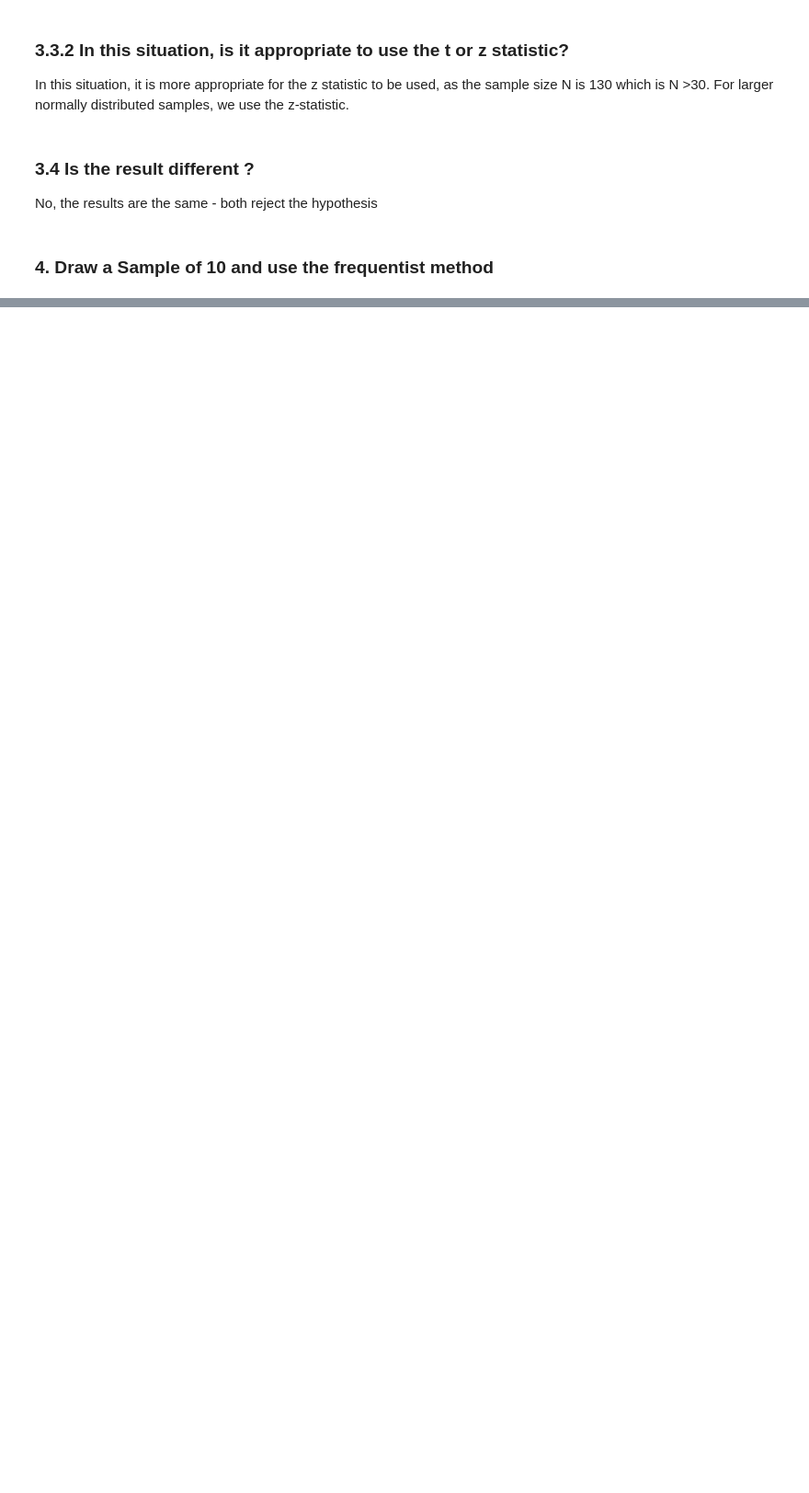
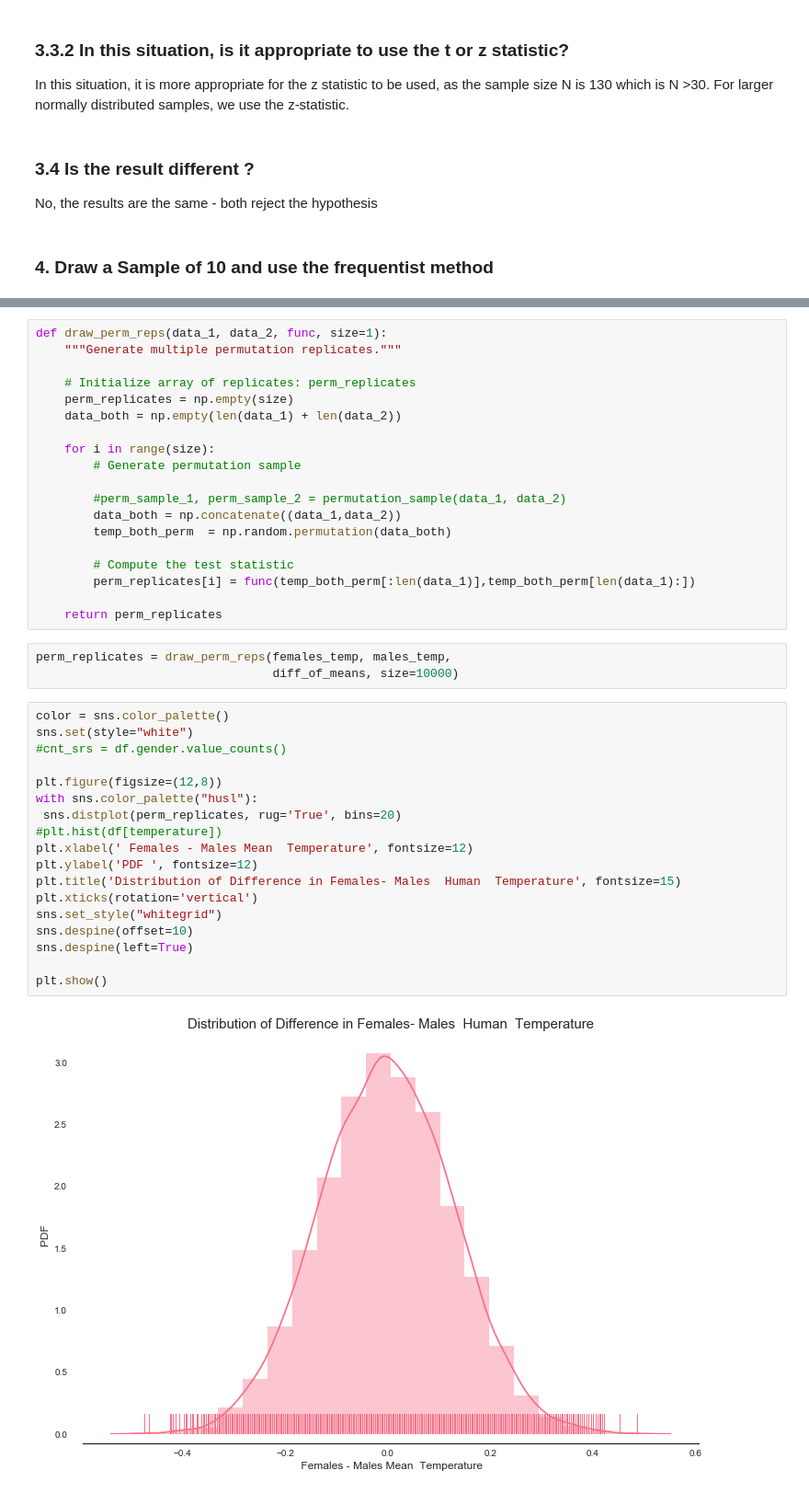
Before and after one commit to avinashreddy2706/HumanBodyTemperature, a Jupyter notebook: code/sliderule_dsi_inferential_statistics_exercise_1.ipynb, the cells around one changed output, grey strips where cells are left out. Shown at 92% size. Cells and saved outputs as stored; diff of their text form; blank space fills up the shorter version.

Commit message:
Added the Difference in Females and Males temperature

```diff
--- a/code/sliderule_dsi_inferential_statistics_exercise_1.ipynb
+++ b/code/sliderule_dsi_inferential_statistics_exercise_1.ipynb
@@ -480,0 +522,42 @@ From scipy stats, this corresponds to 0.22444033275383557 percentile
+# %%
+def draw_perm_reps(data_1, data_2, func, size=1):
+    """Generate multiple permutation replicates."""
+
+    # Initialize array of replicates: perm_replicates
+    perm_replicates = np.empty(size)
+    data_both = np.empty(len(data_1) + len(data_2))
+
+    for i in range(size):
+        # Generate permutation sample
+
+        #perm_sample_1, perm_sample_2 = permutation_sample(data_1, data_2)
+        data_both = np.concatenate((data_1,data_2))
+        temp_both_perm  = np.random.permutation(data_both)
+
+        # Compute the test statistic
+        perm_replicates[i] = func(temp_both_perm[:len(data_1)],temp_both_perm[len(data_1):])
+
+    return perm_replicates
+# %%
+perm_replicates = draw_perm_reps(females_temp, males_temp,
+                                 diff_of_means, size=10000)
+# %%
+color = sns.color_palette()
+sns.set(style="white")
+#cnt_srs = df.gender.value_counts()
+
+plt.figure(figsize=(12,8))
+with sns.color_palette("husl"):
+ sns.distplot(perm_replicates, rug='True', bins=20)
+#plt.hist(df[temperature])
+plt.xlabel(' Females - Males Mean  Temperature', fontsize=12)
+plt.ylabel('PDF ', fontsize=12)
+plt.title('Distribution of Difference in Females- Males  Human  Temperature', fontsize=15)
+plt.xticks(rotation='vertical')
+sns.set_style("whitegrid")
+sns.despine(offset=10)
+sns.despine(left=True)
+
+plt.show()
+# %% [output]
+[figure, added]
```
Also changed, not shown: parts of 23 cells of this notebook.
